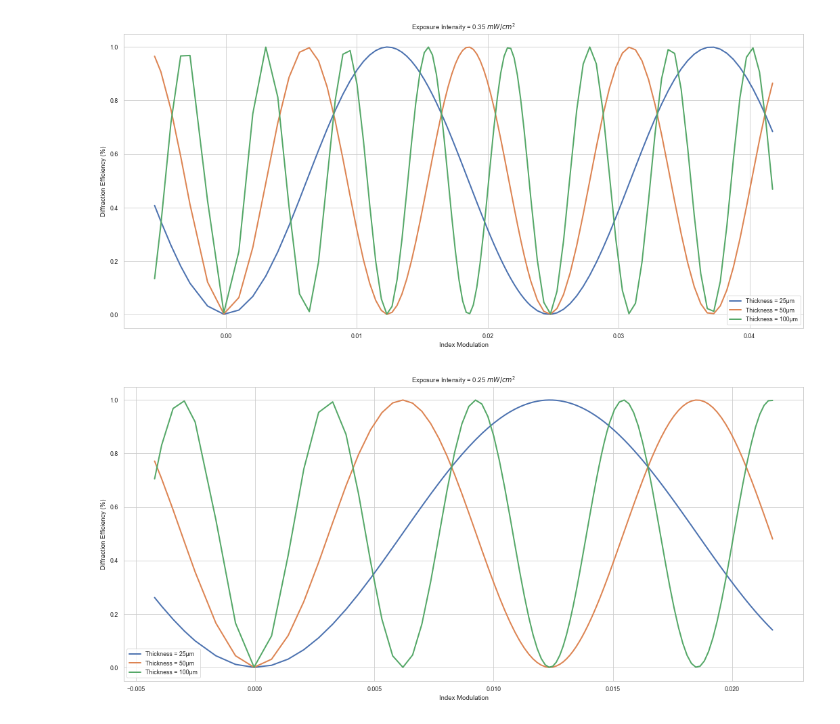
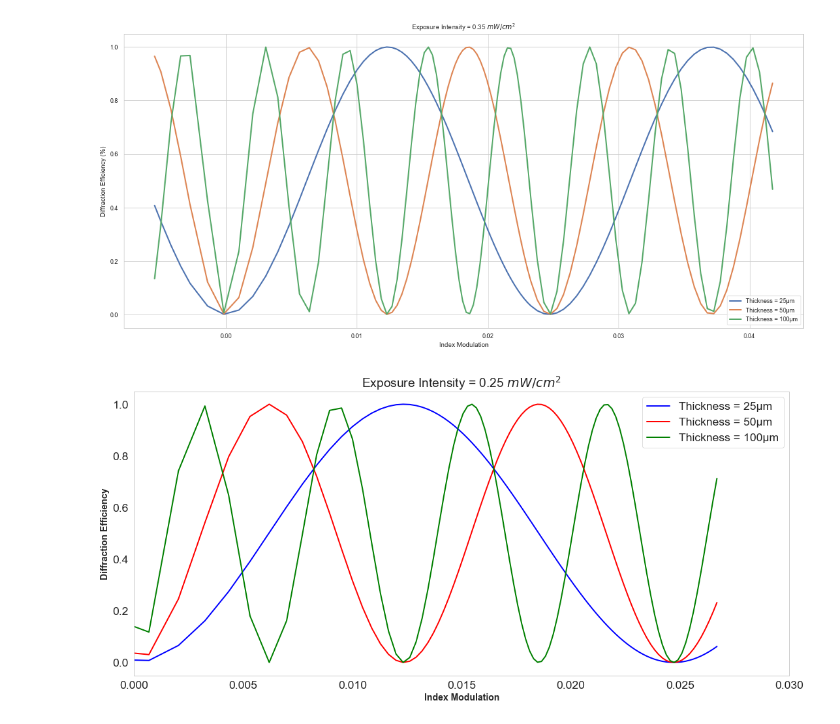
Before and after one commit to Emmanuel-Bamidele/Holography, a Jupyter notebook: PhotoPolymer_Diffusion_Model.ipynb, the cells around one changed output. Drawn from its saved outputs; the diff is of its cells as text; code cells hidden in the pictures.

```diff
--- a/PhotoPolymer_Diffusion_Model.ipynb
+++ b/PhotoPolymer_Diffusion_Model.ipynb
@@ -314,7 +314,8 @@ plt.show()
 fig, (ax1) = plt.subplots(figsize=(10,8))
 
 ax1 =sns.set(style='whitegrid', rc={"axes.labelsize":12})
-ax1 =sns.set_context("paper", font_scale=2)
+paper_rc = {'lines.linewidth':2}
+ax1 =sns.set_context("paper", font_scale=2, rc=paper_rc)
 plt.grid(None)
 
 ax1 = sns.lineplot(x = df['Exposure_Intensity'], y = df['Index_Modulation'], color="red", ci=None)
@@ -548,3 +584,20 @@ for ax in axs.flat:
 sns.despine(left=True, bottom=True)
 # %% [output]
 [figure]
+# %%
+#Plot a line plot of efficiency vs index modulation comparing pitch
+fig, (ax1) = plt.subplots(figsize=(10,8))
+
+ax1 =sns.set(style='whitegrid', rc={"axes.labelsize":12})
+paper_rc = {'lines.linewidth':2}
+ax1 =sns.set_context("paper", font_scale=2, rc=paper_rc)
+plt.grid(None)
+
+ax1 = sns.lineplot(x = df2["Index_Modulation"], y = df2["Diffraction_Efficiency_p1"], color="red", label="Pitch = 0.5μm")
+ax1 = sns.lineplot(x = df2["Index_Modulation"], y = df2["Diffraction_Efficiency_p2"], color="green", label="Pitch = 2μm").set(title="Exposure Intensity = 0.25 $mW/cm^2$", xlabel="Exposure Time (s)")
+
+plt.xlim(0,0.03)
+plt.xlabel('Index Modulation', fontsize=14, fontweight="bold");
+plt.ylabel('Diffraction Efficiency', fontsize=14, fontweight="bold");
+
+#plt.savefig('Piazzolla Diffusion Model plot' + date + '.jpeg', bbox_inches='tight') #can be .pdf,png, tif, jpeg, etc
@@ -562,13 +617,19 @@ sns.lineplot(x = df4["Index_Modulation"], y = df4["Diffraction_Efficiency_L3"],
 [figure]
 # %%
 plt.figure(figsize=(18, 8))
-sns.set(style="whitegrid")
-paper_rc = {'lines.linewidth': 2}
-sns.set_context("paper", rc = paper_rc)
 
-sns.lineplot(x = df2["Index_Modulation"], y = df2["Diffraction_Efficiency_L1"], label="Thickness = 25μm")
-sns.lineplot(x = df2["Index_Modulation"], y = df2["Diffraction_Efficiency_L2"], label="Thickness = 50μm")
-sns.lineplot(x = df2["Index_Modulation"], y = df2["Diffraction_Efficiency_L3"], label="Thickness = 100μm").set(title="Exposure Intensity = 0.25 $mW/cm^2$", xlabel="Index Modulation", ylabel="Diffraction Efficiency (%)");
+ax1 =sns.set(style='whitegrid', rc={"axes.labelsize":12})
+paper_rc = {'lines.linewidth':2}
+ax1 =sns.set_context("paper", font_scale=2, rc=paper_rc)
+plt.grid(None)
+
+sns.lineplot(x = df2["Index_Modulation"], y = df2["Diffraction_Efficiency_L1"], color="blue", label="Thickness = 25μm")
+sns.lineplot(x = df2["Index_Modulation"], y = df2["Diffraction_Efficiency_L2"], color="red", label="Thickness = 50μm")
+sns.lineplot(x = df2["Index_Modulation"], y = df2["Diffraction_Efficiency_L3"], color="green", label="Thickness = 100μm").set(title="Exposure Intensity = 0.25 $mW/cm^2$");
 #sns.lineplot(x = df4["Index_Modulation"], y = df4["Diffraction_Efficiency_L4"], label="Thickness = 250μm")
+
+plt.xlim(0,0.03)
+plt.xlabel('Index Modulation', fontsize=14, fontweight="bold");
+plt.ylabel('Diffraction Efficiency', fontsize=14, fontweight="bold");
 # %% [output]
-[figure, old version]
+[figure, new version]
```
Also changed, not shown: parts of 10 cells of this notebook.
